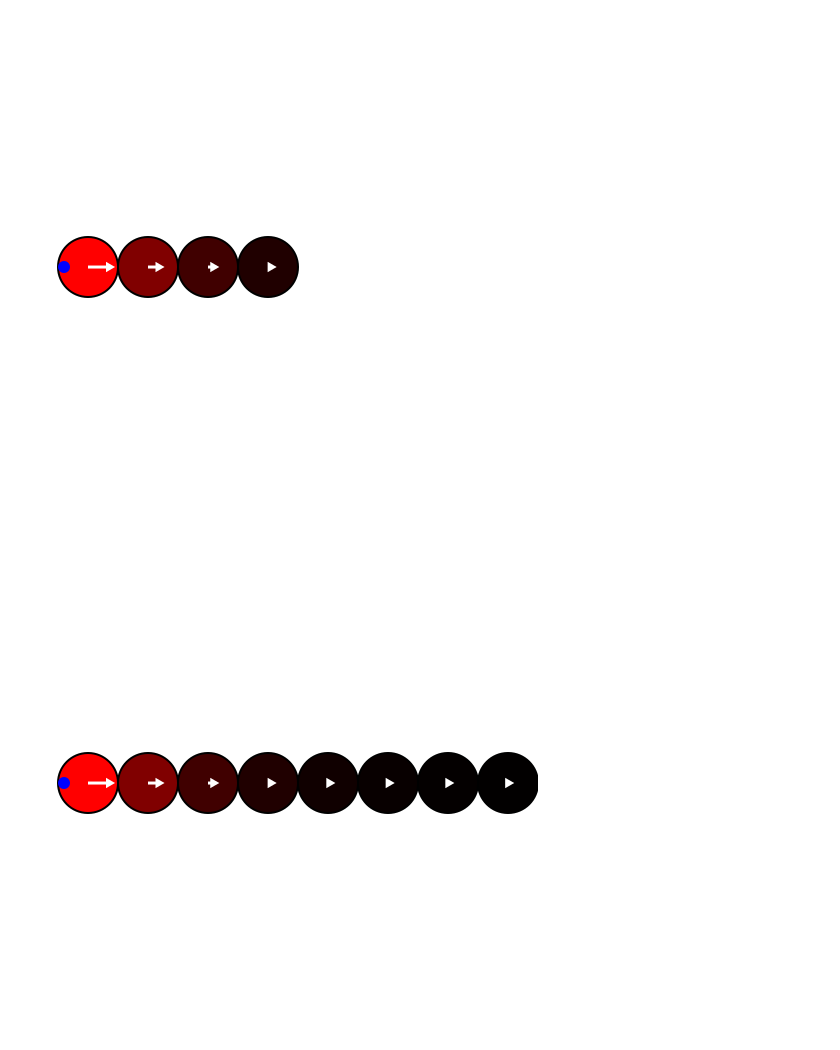
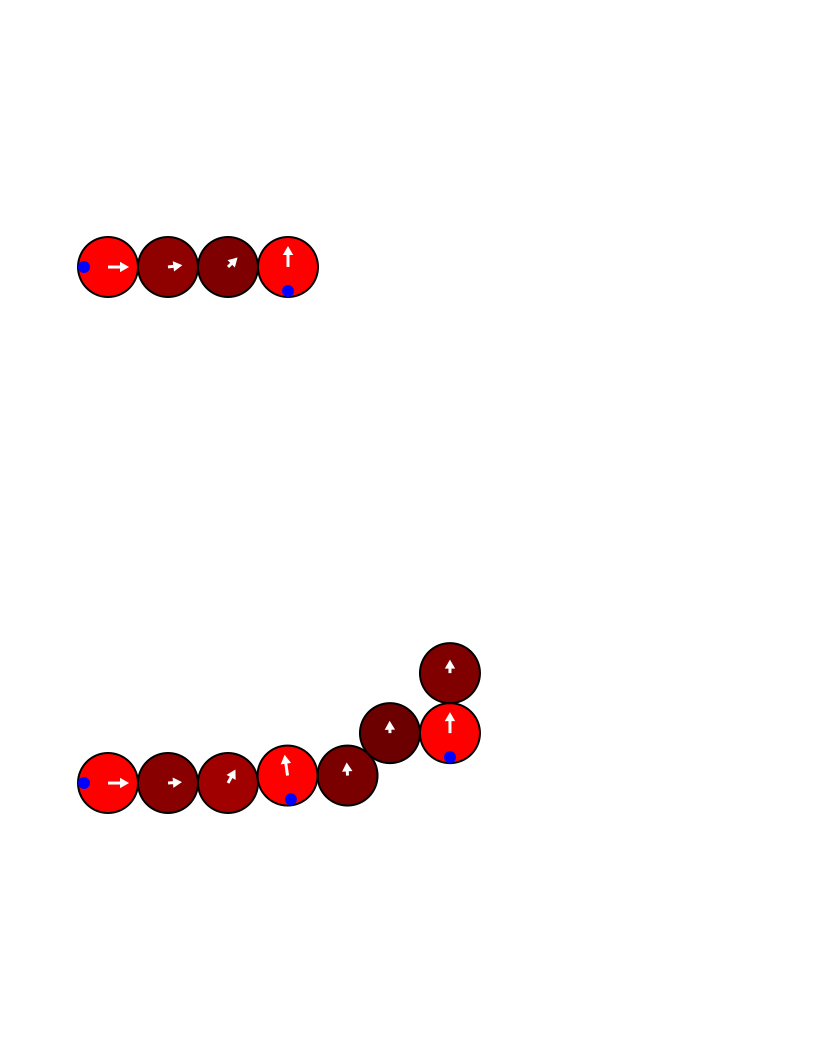
Before and after one commit to VladimirShitov/cells_model, a Jupyter notebook: Cells_model.ipynb, the cells around one changed output. Saved outputs shown, nothing was run; the diff lists cells and outputs as text; code cells hidden in the pictures.

Commit message:
Added iterations
Some bugs with neighbours and dividing foung

```diff
--- a/Cells_model.ipynb
+++ b/Cells_model.ipynb
@@ -65,6 +85,10 @@ class Cell:
         return Cell(None, None, self.radius), self.gradient_angle() # x and y don't matter now
 # %%
 class Organism:
+
+    DIVIDING_CONCENTRATION = 500
+    STEM_CONCENTRATION = 150
+
     def __init__(self, x=0, y=0, radius=30, stem_angle=-np.pi/2):
         self.cells = [Cell(x=x, y=y, radius=radius, is_stem=True, stem_angle=stem_angle)]
         self.root_cell = self.cells[0]
@@ -103,6 +127,7 @@ class Organism:
         for cell in stem_cells:
             self.reset_checks()
             self.log.append('Setting the gradient for stem cell {}\n'.format(cell))
+            self.log.append('Cells before cetting the gradient:\n {}\n'.format('\n---'.join(map(str, self.cells))))
             cell.set_gradient()
 
 
@@ -124,11 +149,11 @@ class Organism:
 
             # draw the gradient of the cell as an arrow
             triangle = gizeh.regular_polygon(r=cell.radius/5, n=3, angle=0,
-                                             xy=[cell.x+offset+.7*cell.radius*cell.concentration/Cell.MAX_CONCENTRATION,
+                                             xy=[cell.x+offset+.5*cell.radius*cell.concentration/Cell.MAX_CONCENTRATION,
                                                  cell.y+offset], fill=(1,1,1))
 
             line = gizeh.polyline(points=[(cell.x+offset, cell.y+offset),
-                                          (cell.x+offset+.7*cell.radius*cell.concentration/Cell.MAX_CONCENTRATION,
+                                          (cell.x+offset+.5*cell.radius*cell.concentration/Cell.MAX_CONCENTRATION,
                                            cell.y+offset)],
                                            stroke_width=3, stroke=(1,1,1))
 
@@ -150,13 +175,14 @@ class Organism:
 
         return surface
 
-    def divide_cells(self):
+    def divide_cells(self, cells_to_divide=None):
 
-        self.log.append('Dividing cells\n')
+        cells_to_divide = cells_to_divide if cells_to_divide is not None else self.cells
+        self.log.append('Going to divide {} cells\n'.format(len(cells_to_divide)))
 
         new_cells = []
 
-        for cell in self.cells:
+        for cell in cells_to_divide:
             new_cell, angle = cell.divide()
             self.insert_cell(new_cell, cell, angle)
             new_cells.append(new_cell)
@@ -241,8 +267,27 @@ class Organism:
 
         for neighbour in neighbours_to_delete:
             del old_cell.neighbours[neighbour]
+
+    def iterate(self):
+
+        self.log.append('Making a new iterarion\n')
+
+        self.set_gradients()
+        cells_to_divide = [cell for cell in self.cells if cell.concentration >= Organism.DIVIDING_CONCENTRATION]
+
+        self.divide_cells(cells_to_divide)
+
+        new_stems = [cell for cell in self.cells if cell.concentration < Organism.STEM_CONCENTRATION]
+
+        for cell in new_stems:
+            cell.is_stem = True
+            cell.stem_angle = cell.gradient_angle() + np.pi/2
+
+        self.set_gradients()
+
+        self.log.append('Iterated, cells now:\n {}\n\n'.format('\n---'.join(map(str, self.cells))))
 # %%
-wormy = Organism(x=-200, y=0, radius=30, stem_angle=np.pi)
+wormy = Organism(x=-180, y=0, radius=30, stem_angle=np.pi)
 wormy.set_gradients()
 wormy.draw()
 # %% [output]
@@ -250,5 +299,4 @@ wormy.draw()
 # %%
-wormy.set_gradients()
-wormy.divide_cells()
+wormy.iterate()
 wormy.draw()
 # %% [output]
@@ -256,10 +304,10 @@ wormy.draw()
 # %%
-wormy.divide_cells()
+wormy.iterate()
 wormy.draw()
 # %% [output]
-[figure, old version]
+[figure, new version]
 # %%
-wormy.divide_cells()
+wormy.iterate()
 wormy.draw()
 # %% [output]
-[figure, old version]
+[figure, new version]
```
Also changed, not shown: parts of 12 cells of this notebook.
